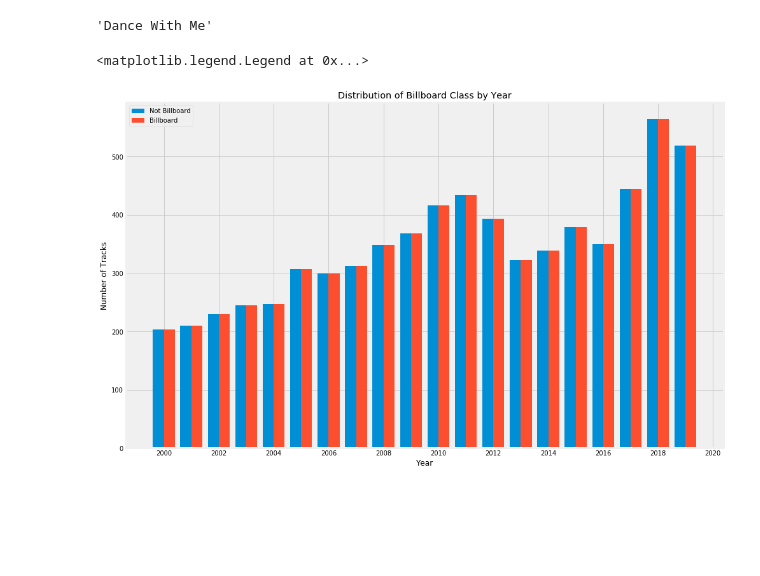
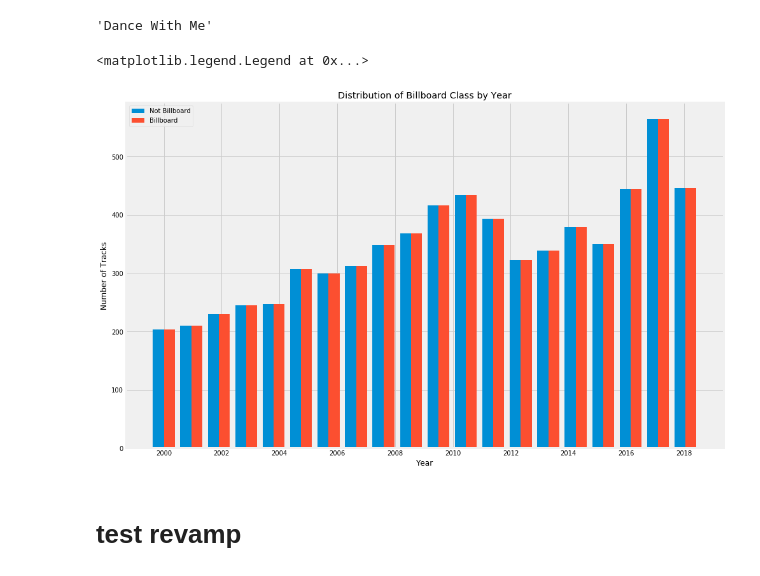
Before and after one commit to Greenford/billboard, a Jupyter notebook: pipe.ipynb, the cells around one changed output. Cells and saved outputs as stored; diff of their text form; code cells hidden in the pictures; blank space fills up the shorter version.

Commit message:
revamp half finished

```diff
--- a/pipe.ipynb
+++ b/pipe.ipynb
@@ -560,22 +562,24 @@ bbd.transform_for_models()
 bbd.transform_label_to_labelhitcount()
 # %%
 
-bbmask = (bbd.df.on_billboard==1)
-yearmask = bbd.df.release_year > 1999
+bbmask = (bbd.df.on_billboard)
+yearmask = (bbd.df.release_year > 1999) & (bbd.df.release_year<2020)
 
 bb = bbd.df.release_year[bbmask & yearmask]
 nb = bbd.df.release_year[~bbmask & yearmask]
 fig, ax = plt.subplots(figsize=(15,10))
 ax.hist([nb,bb], label=['Not Billboard', 'Billboard'], bins=20, align='left')
 
 ax.set_title('Distribution of Billboard Class by Year')
 ax.set_xlabel('Year')
 ax.set_ylabel('Number of Tracks')
 ax.xaxis.set_major_locator(MaxNLocator(integer=True, nbins=20))
 # ax.xaxis.set_major_locator(AutoLocator())
 ax.legend()
 # %% [output]
 <matplotlib.legend.Legend at 0x...>
-[figure, old version]
+[figure, new version]
 # %%
 from matplotlib.ticker import MaxNLocator, AutoLocator
+# %% [markdown]
+#  test revamp
```
Also changed, not shown: parts of 7 cells of this notebook, 2 other files.
